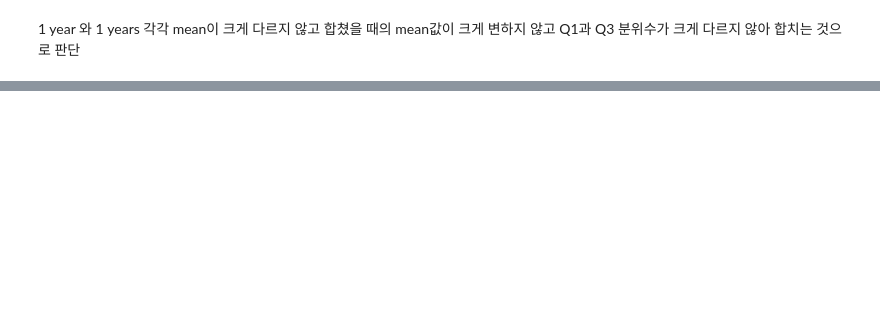
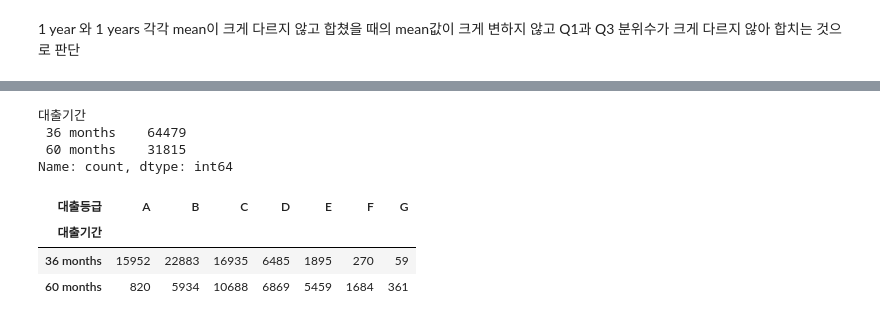
Before and after one commit to youse0ng/AICE_, a Jupyter notebook: open/데이터.ipynb, the cells around one changed output, grey strips where cells are left out. Cells and saved outputs as stored; diff of their text form; code cells hidden in the pictures; blank space fills up the shorter version.

```diff
--- a/open/데이터.ipynb
+++ b/open/데이터.ipynb
@@ -146,0 +145,15 @@ plt.bar(dataframe['근로기간'].value_counts().index,dataframe['근로기간']
+# %%
+dataframe['대출등급'].value_counts()
+dataframe['대출기간'].value_counts()
+# %% [output]
+대출기간
+ 36 months    64479
+ 60 months    31815
+Name: count, dtype: int64
+# %%
+pd.crosstab(dataframe['대출기간'],dataframe['대출등급'])
+# %% [output]
+| 대출등급 | A | B | C | D | E | F | G |
+| 대출기간 |  |  |  |  |  |  |  |
+| 36 months | 15952 | 22883 | 16935 | 6485 | 1895 | 270 | 59 |
+| 60 months | 820 | 5934 | 10688 | 6869 | 5459 | 1684 | 361 |
```
Also changed, not shown: parts of 13 cells of this notebook.
